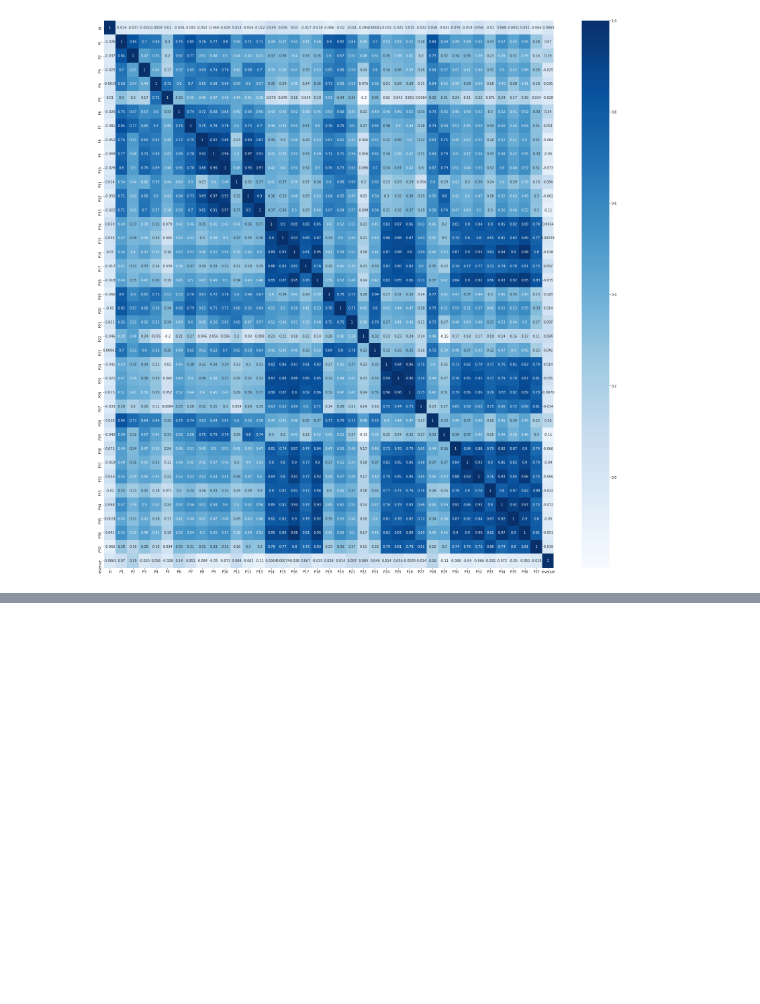
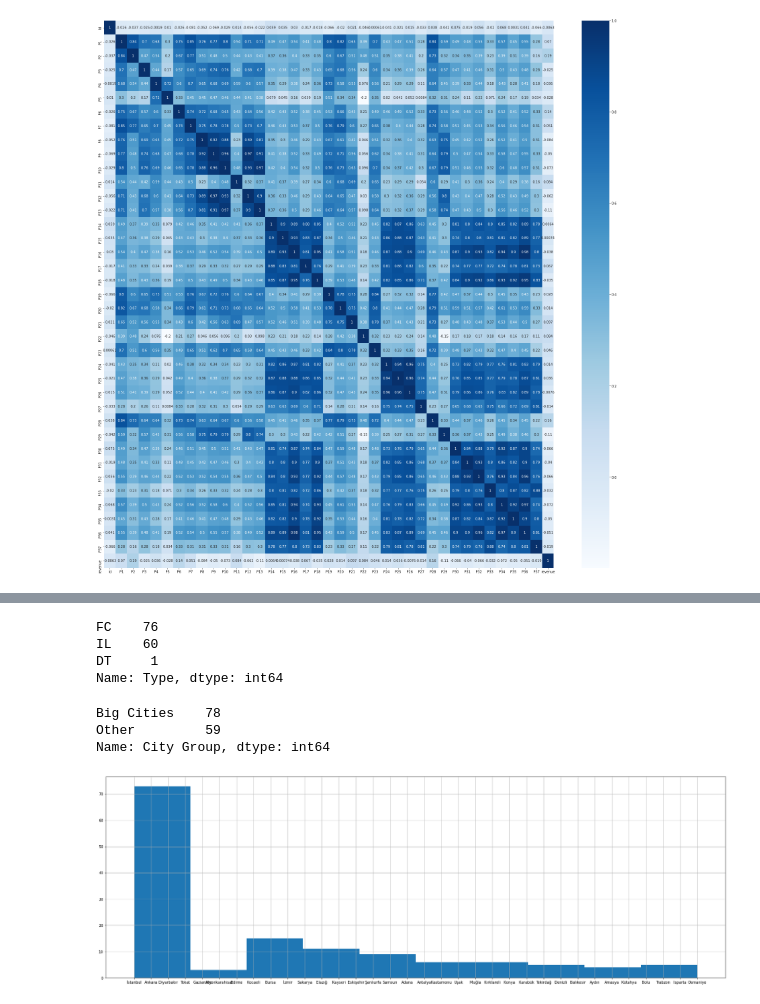
Before and after one commit to rushikeshnaik779/Random-Practice, a Jupyter notebook: Restaurant_Revenue_Prediction.ipynb, the cells around one changed output, grey strips where cells are left out. Saved outputs shown, nothing was run; the diff lists cells and outputs as text; code cells hidden in the pictures; blank space fills up the shorter version.

```diff
--- a/Restaurant_Revenue_Prediction.ipynb
+++ b/Restaurant_Revenue_Prediction.ipynb
@@ -60,0 +81,19 @@ sns.heatmap(data.corr(), annot=True, cmap='Blues')
+# %%
+data.Type.value_counts()
+# %% [output]
+FC    76
+IL    60
+DT     1
+Name: Type, dtype: int64
+# %%
+data['City Group'].value_counts()
+# %% [output]
+Big Cities    78
+Other         59
+Name: City Group, dtype: int64
+# %%
+plt.figure(figsize=(30, 10))
+data['City'].hist()
+plt.show()
+# %% [output]
+[figure, added]
```
Also changed, not shown: parts of 18 cells of this notebook.
